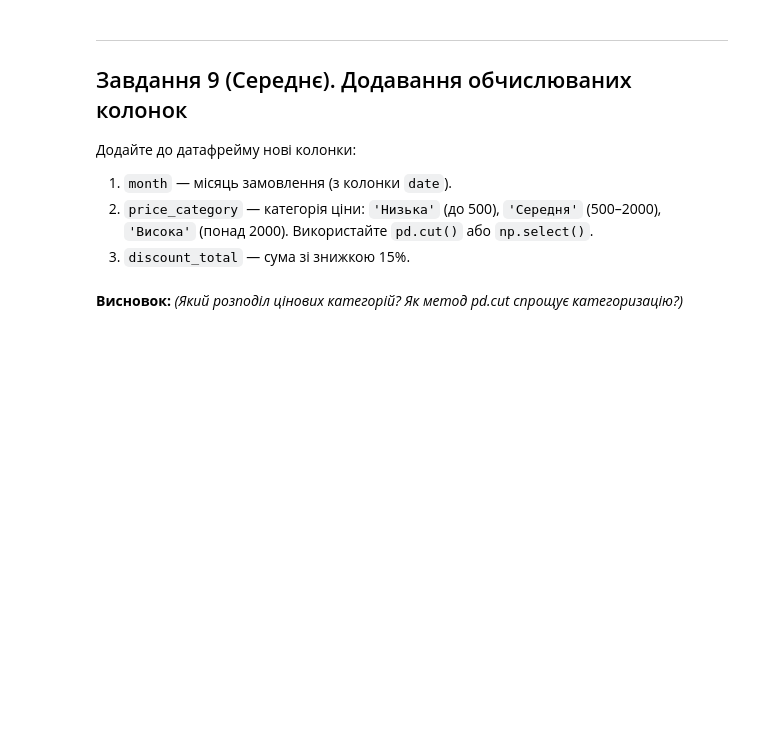
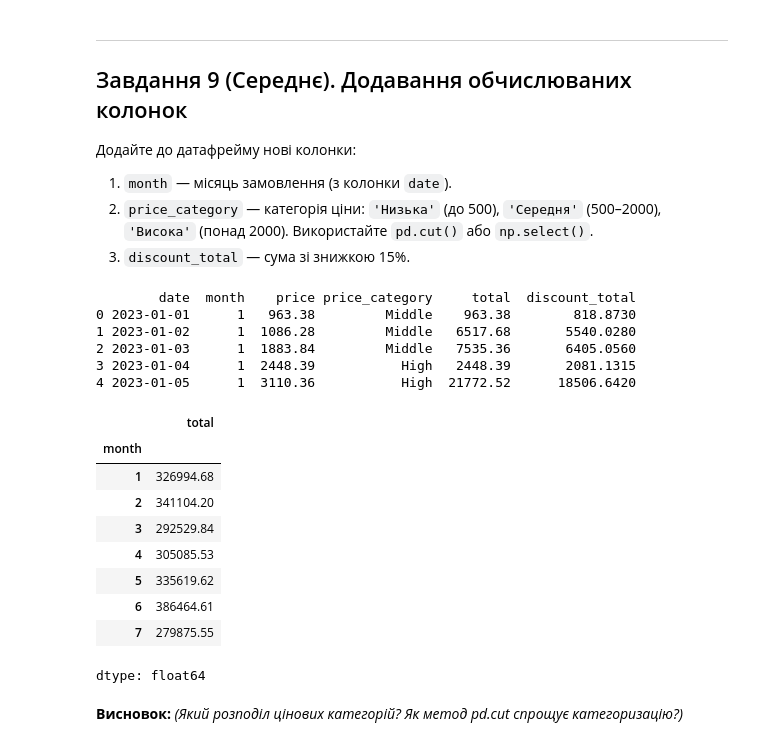
Before and after one commit to NatalieAleksandrova2026/DTA_2026, a Jupyter notebook: Homework/Pandas_tasks_beginners_DTA.ipynb, the cells around one changed output. Drawn from its saved outputs; the diff is of its cells as text; code cells hidden in the pictures; blank space fills up the shorter version.

```diff
--- a/Homework/Pandas_tasks_beginners_DTA.ipynb
+++ b/Homework/Pandas_tasks_beginners_DTA.ipynb
@@ -463,2 +461,32 @@ The "NaN" is valuable data: In e-commerce, a missing rating is data on its own
+# %%
+# Ваш код тут
+df['date'] = pd.to_datetime(df['date'])
+df['date'].head()
+df['month'] = df['date'].dt.month
+
+bins = [0, 500, 2000, np.inf]
+labels = ['Low', 'Middle', 'High']
+df['price_category'] = pd.cut(df['price'], bins=bins, labels=labels)
+df['discount_total'] = df['total'] * 0.85
+
+print(df[['date', 'month', 'price', 'price_category', 'total', 'discount_total']].head().tail())
+df.groupby('month')['total'].sum()
+# %% [output]
+        date  month    price price_category     total  discount_total
+0 2023-01-01      1   963.38         Middle    963.38        818.8730
+1 2023-01-02      1  1086.28         Middle   6517.68       5540.0280
+2 2023-01-03      1  1883.84         Middle   7535.36       6405.0560
+3 2023-01-04      1  2448.39           High   2448.39       2081.1315
+4 2023-01-05      1  3110.36           High  21772.52      18506.6420
+|  | total |
+| month |  |
+| 1 | 326994.68 |
+| 2 | 341104.20 |
+| 3 | 292529.84 |
+| 4 | 305085.53 |
+| 5 | 335619.62 |
+| 6 | 386464.61 |
+| 7 | 279875.55 |
+dtype: float64
 # %% [markdown]
 **Висновок:** *(Який розподіл цінових категорій? Як метод pd.cut спрощує категоризацію?)*
```
Also changed, not shown: parts of 2 cells of this notebook.
